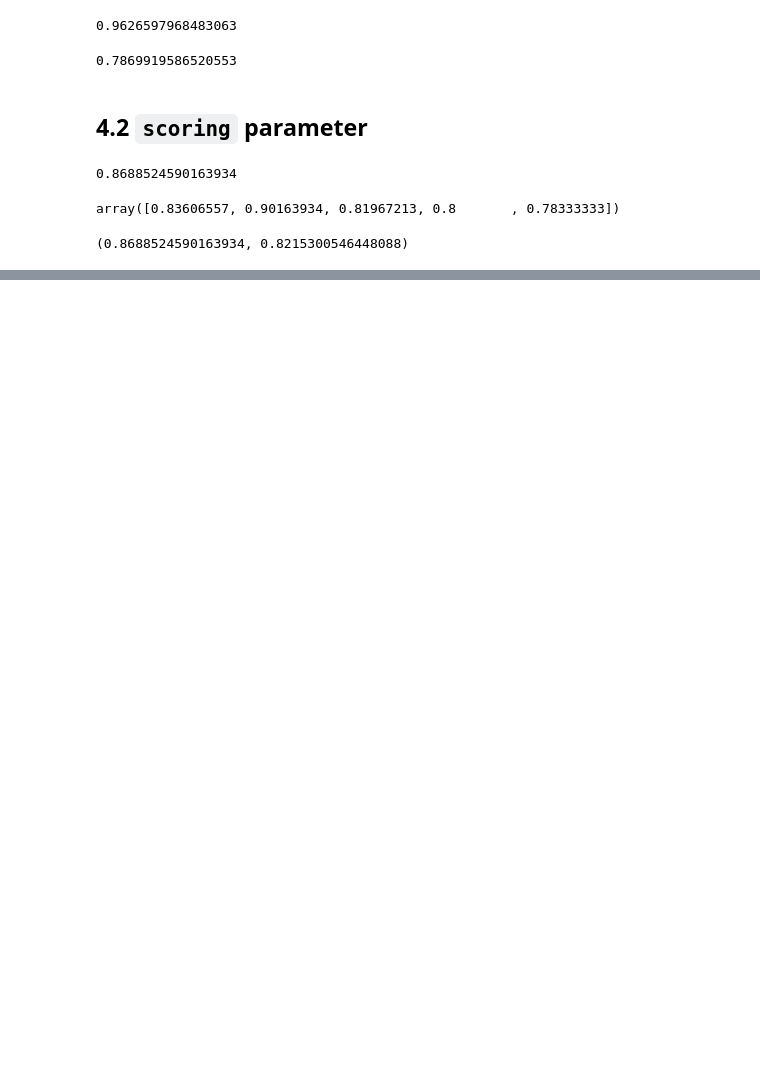
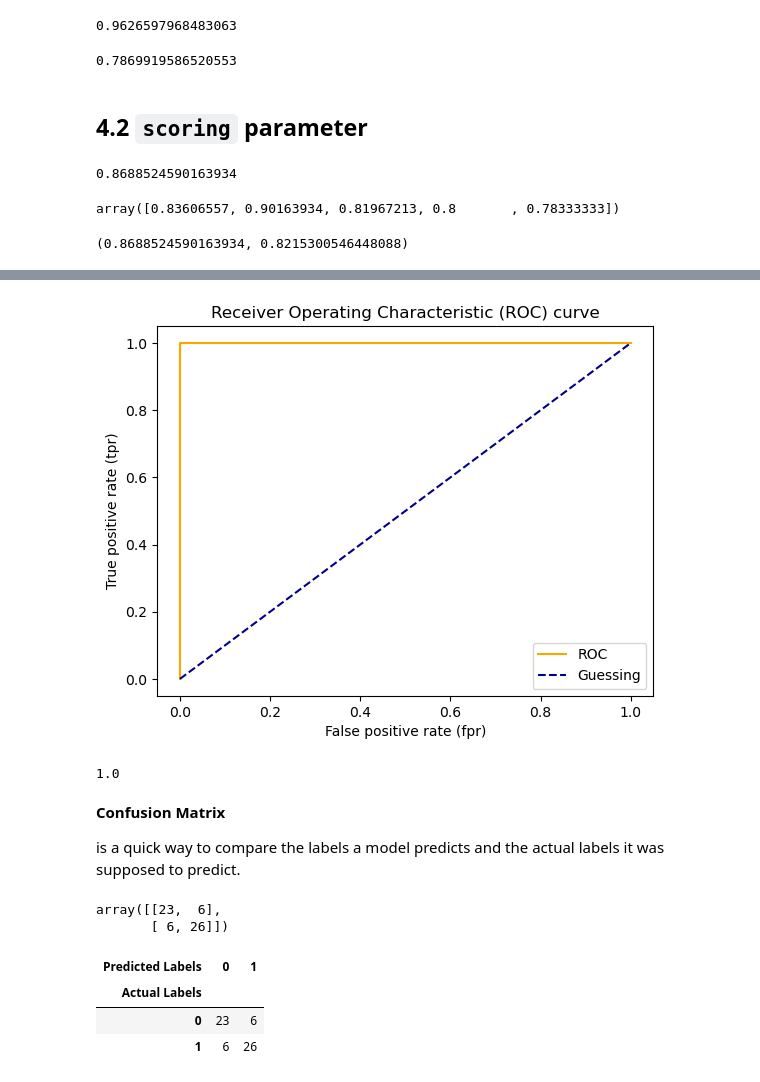
Before and after one commit to AliNisarAhmed/ml-ds-course, a Jupyter notebook: sample-project/Intro-to-Scikit-learn-2.ipynb, the cells around one changed output, grey strips where cells are left out. Saved outputs shown, nothing was run; the diff lists cells and outputs as text; code cells hidden in the pictures; blank space fills up the shorter version.

```diff
--- a/sample-project/Intro-to-Scikit-learn-2.ipynb
+++ b/sample-project/Intro-to-Scikit-learn-2.ipynb
@@ -846,0 +858,34 @@ clf_single_score, clf_cross_val_score
+# %%
+# plot perfect ROC curve and ROC score
+fpr, tpr, thresholds = roc_curve(y_test, y_test)
+plot_roc_curve(fpr, tpr)
+# %% [output]
+[figure, added]
+# %%
+roc_auc_score(y_test, y_test)
+# %% [output]
+1.0
+# %% [markdown]
+**Confusion Matrix**
+
+is a quick way to compare the labels a model predicts and the actual labels it was supposed to predict.
+# %%
+from sklearn.metrics import confusion_matrix
+
+y_preds = clf.predict(X_test)
+
+confusion_matrix(y_test, y_preds)
+# %% [output]
+array([[23,  6],
+       [ 6, 26]])
+# %%
+# Visualize confusion matrix with pd.crosstab()
+
+pd.crosstab(y_test, y_preds,
+           rownames=["Actual Labels"],
+           colnames=["Predicted Labels"])
+# %% [output]
+| Predicted Labels | 0 | 1 |
+| Actual Labels |  |  |
+| 0 | 23 | 6 |
+| 1 | 6 | 26 |
```
Also changed, not shown: parts of 64 cells of this notebook, 1 other file.
